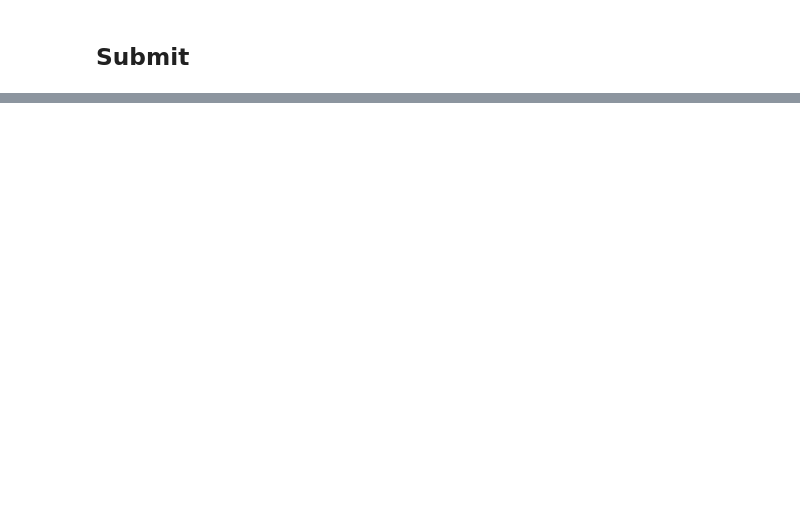
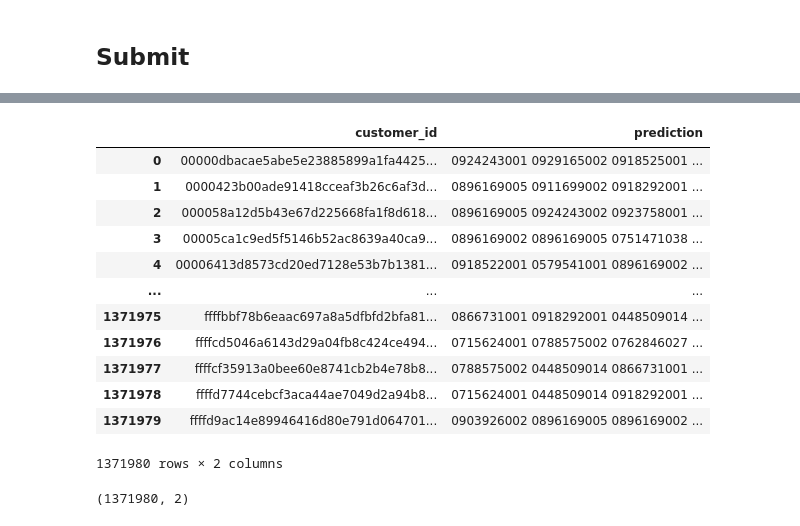
Before and after one commit to tetsuro731/H-M-kaggle-tetsuro731, a Jupyter notebook: notebook/lightgbm-test.ipynb, the cells around one changed output, grey strips where cells are left out. Saved outputs shown, nothing was run; the diff lists cells and outputs as text; code cells hidden in the pictures; blank space fills up the shorter version.

```diff
--- a/notebook/lightgbm-test.ipynb
+++ b/notebook/lightgbm-test.ipynb
@@ -185,6 +425,24 @@ sub = sub.drop(['customer_id2'], axis=1)
+# %%
+sub
+# %% [output]
+|  | customer_id | prediction |
+| 0 | 00000dbacae5abe5e23885899a1fa4425... | 0924243001 0929165002 0918525001 ... |
+| 1 | 0000423b00ade91418cceaf3b26c6af3d... | 0896169005 0911699002 0918292001 ... |
+| 2 | 000058a12d5b43e67d225668fa1f8d618... | 0896169005 0924243002 0923758001 ... |
+| 3 | 00005ca1c9ed5f5146b52ac8639a40ca9... | 0896169002 0896169005 0751471038 ... |
+| 4 | 00006413d8573cd20ed7128e53b7b1381... | 0918522001 0579541001 0896169002 ... |
+| ... | ... | ... |
+| 1371975 | ffffbbf78b6eaac697a8a5dfbfd2bfa81... | 0866731001 0918292001 0448509014 ... |
+| 1371976 | ffffcd5046a6143d29a04fb8c424ce494... | 0715624001 0788575002 0762846027 ... |
+| 1371977 | ffffcf35913a0bee60e8741cb2b4e78b8... | 0788575002 0448509014 0866731001 ... |
+| 1371978 | ffffd7744cebcf3aca44ae7049d2a94b8... | 0715624001 0448509014 0918292001 ... |
+| 1371979 | ffffd9ac14e89946416d80e791d064701... | 0903926002 0896169005 0896169002 ... |
+1371980 rows × 2 columns
 # %%
-sub = sub[['customer_id', 'valid_pred']].copy()
-sub.columns = ['customer_id', 'prediction']
+#sub = sub[['customer_id', 'valid_pred']].copy()
+#sub.columns = ['customer_id', 'prediction']
 print(sub.shape)
 
 sub.to_csv('submission.csv', index=False)
+# %% [output]
+(1371980, 2)
```
Also changed, not shown: parts of 34 cells of this notebook.
